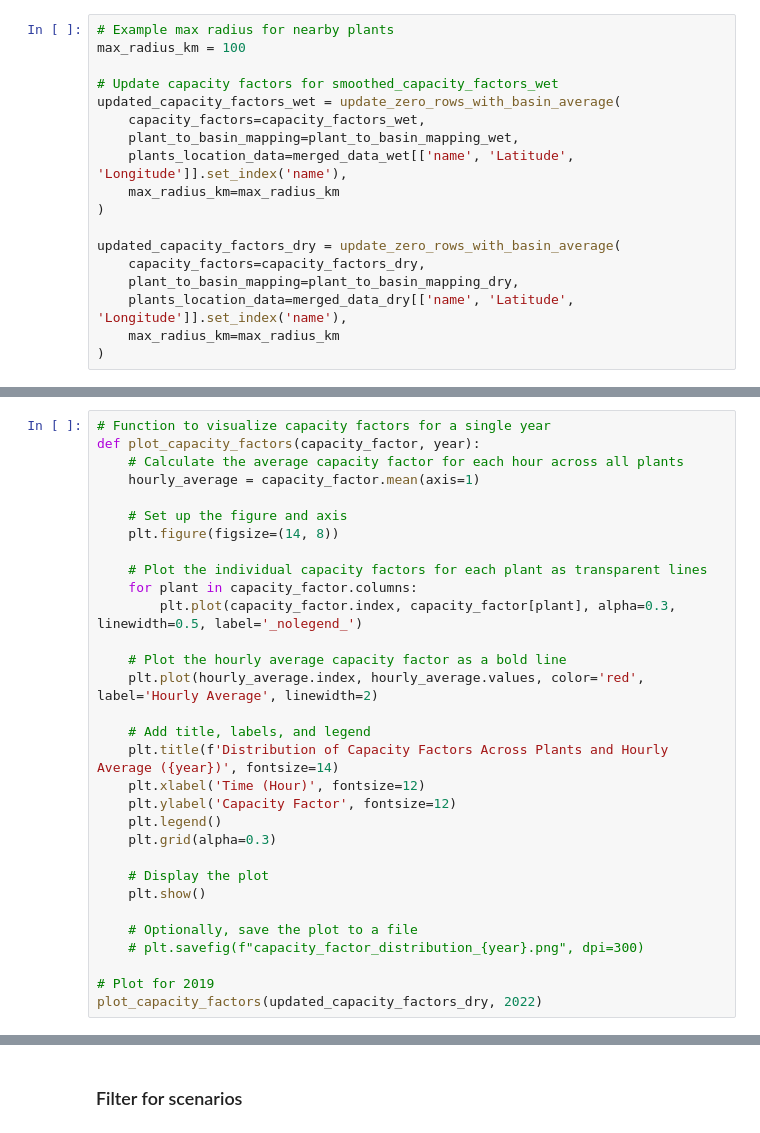
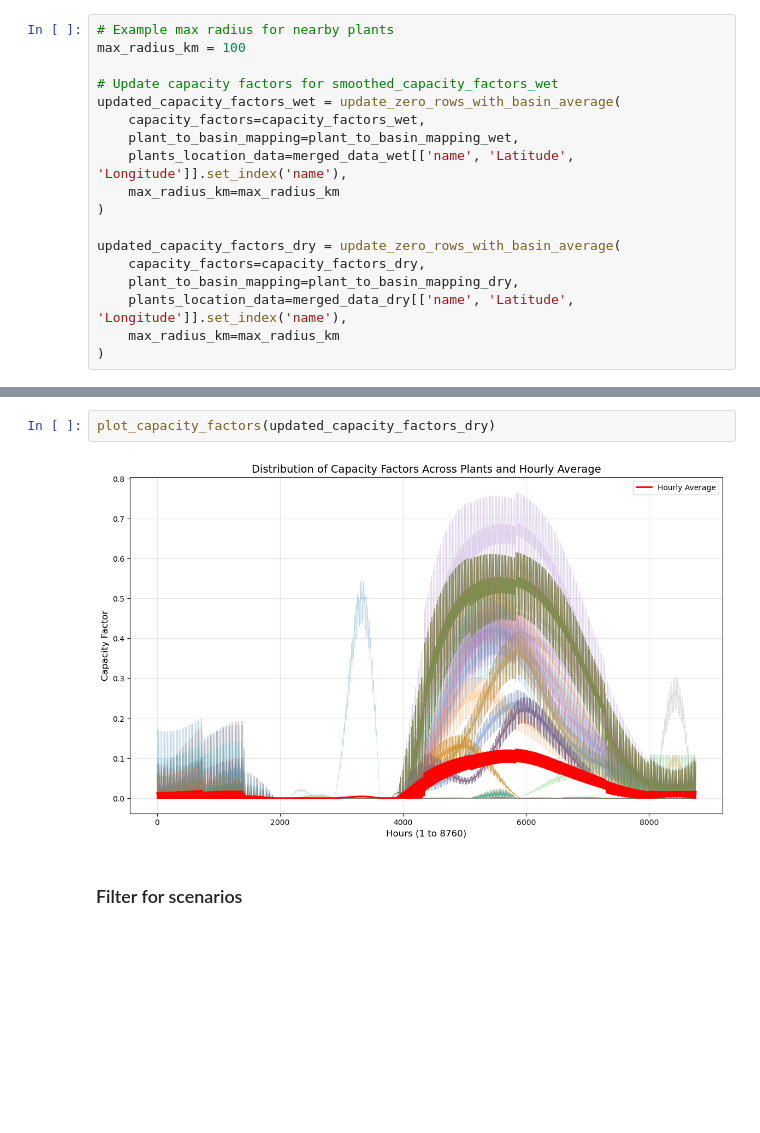
Before and after one commit to lukasschirren/GeoH2-prep-Laos, a Jupyter notebook: runoff_new_plants.ipynb, the cells around one changed output, grey strips where cells are left out. Cells and saved outputs as stored; diff of their text form; blank space fills up the shorter version.

```diff
--- a/runoff_new_plants.ipynb
+++ b/runoff_new_plants.ipynb
@@ -930,31 +939,0 @@ plot_capacity_factors(updated_capacity_factors_wet, 2019)
-# %%
-# Function to visualize capacity factors for a single year
-def plot_capacity_factors(capacity_factor, year):
-    # Calculate the average capacity factor for each hour across all plants
-    hourly_average = capacity_factor.mean(axis=1)
-
-    # Set up the figure and axis
-    plt.figure(figsize=(14, 8))
-
-    # Plot the individual capacity factors for each plant as transparent lines
-    for plant in capacity_factor.columns:
-        plt.plot(capacity_factor.index, capacity_factor[plant], alpha=0.3, linewidth=0.5, label='_nolegend_')
-
-    # Plot the hourly average capacity factor as a bold line
-    plt.plot(hourly_average.index, hourly_average.values, color='red', label='Hourly Average', linewidth=2)
-
-    # Add title, labels, and legend
-    plt.title(f'Distribution of Capacity Factors Across Plants and Hourly Average ({year})', fontsize=14)
-    plt.xlabel('Time (Hour)', fontsize=12)
-    plt.ylabel('Capacity Factor', fontsize=12)
-    plt.legend()
-    plt.grid(alpha=0.3)
-
-    # Display the plot
-    plt.show()
-
-    # Optionally, save the plot to a file
-    # plt.savefig(f"capacity_factor_distribution_{year}.png", dpi=300)
-
-# Plot for 2019
-plot_capacity_factors(updated_capacity_factors_dry, 2022)
@@ -963,3 +940,7 @@ plot_capacity_factors(updated_capacity_factors_dry, 2022)
+# %%
+plot_capacity_factors(updated_capacity_factors_dry)
+# %% [output]
+[figure, added]
 # %% [markdown]
 ### Filter for scenarios
 # %%
```
Also changed, not shown: parts of 2 cells of this notebook, 1 other file.
